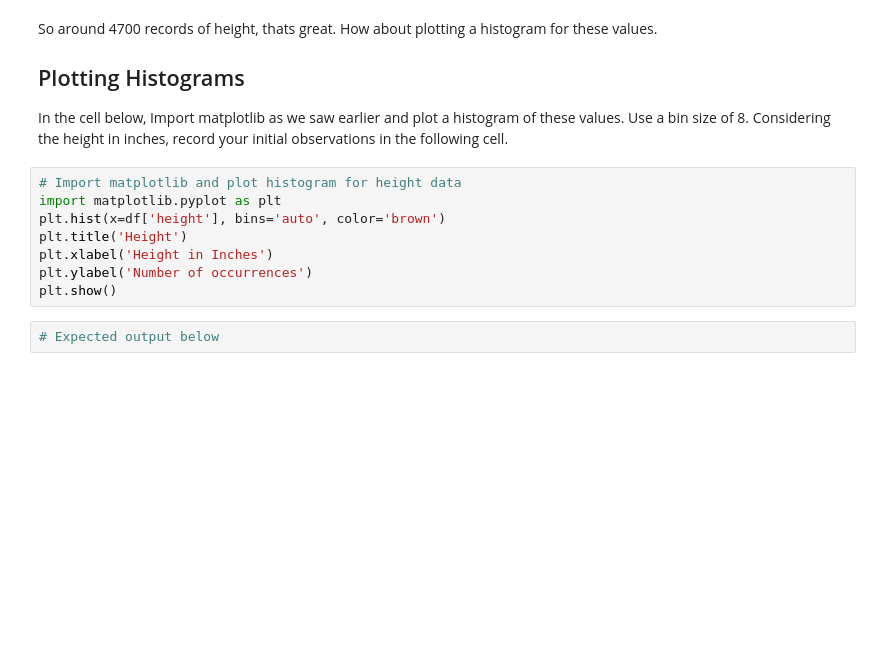
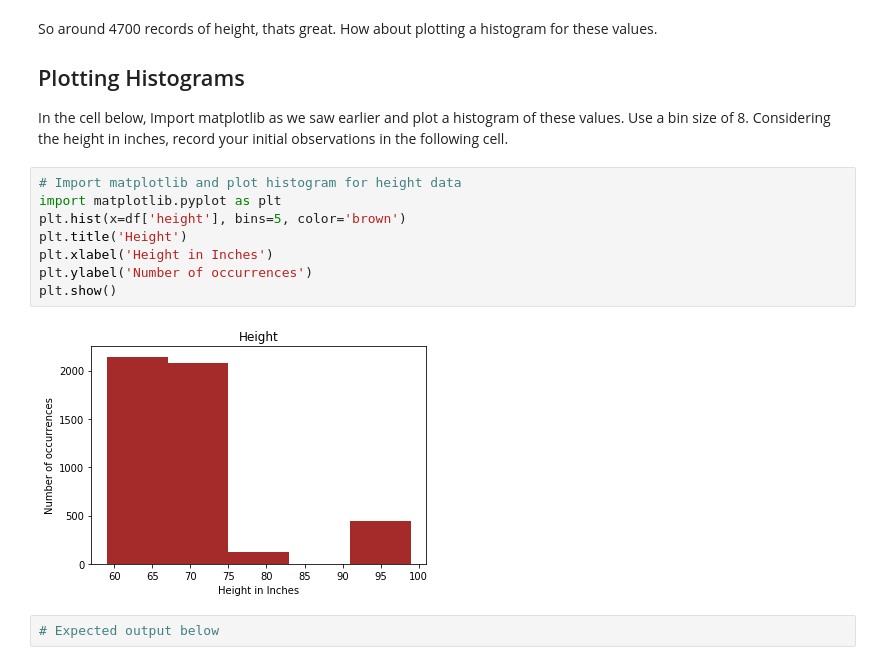
Before and after one commit to oncob749/dsc-1-02-17-implementing-statistics-with-functions-lab-nyc-ds-career-031119, a Jupyter notebook: index.ipynb, the cells around one changed output. Saved outputs shown, nothing was run; the diff lists cells and outputs as text; blank space fills up the shorter version.

```diff
--- a/index.ipynb
+++ b/index.ipynb
@@ -74,11 +74,13 @@ In the cell below, Import matplotlib as we saw earlier and plot a histogram of t
 # %%
 # Import matplotlib and plot histogram for height data
 import matplotlib.pyplot as plt
-plt.hist(x=df['height'], bins='auto', color='brown')
+plt.hist(x=df['height'], bins=5, color='brown')
 plt.title('Height')
 plt.xlabel('Height in Inches')
 plt.ylabel('Number of occurrences')
 plt.show()
+# %% [output]
+[figure, added]
 # %%
 # Expected output below
 # %% [markdown]
```
